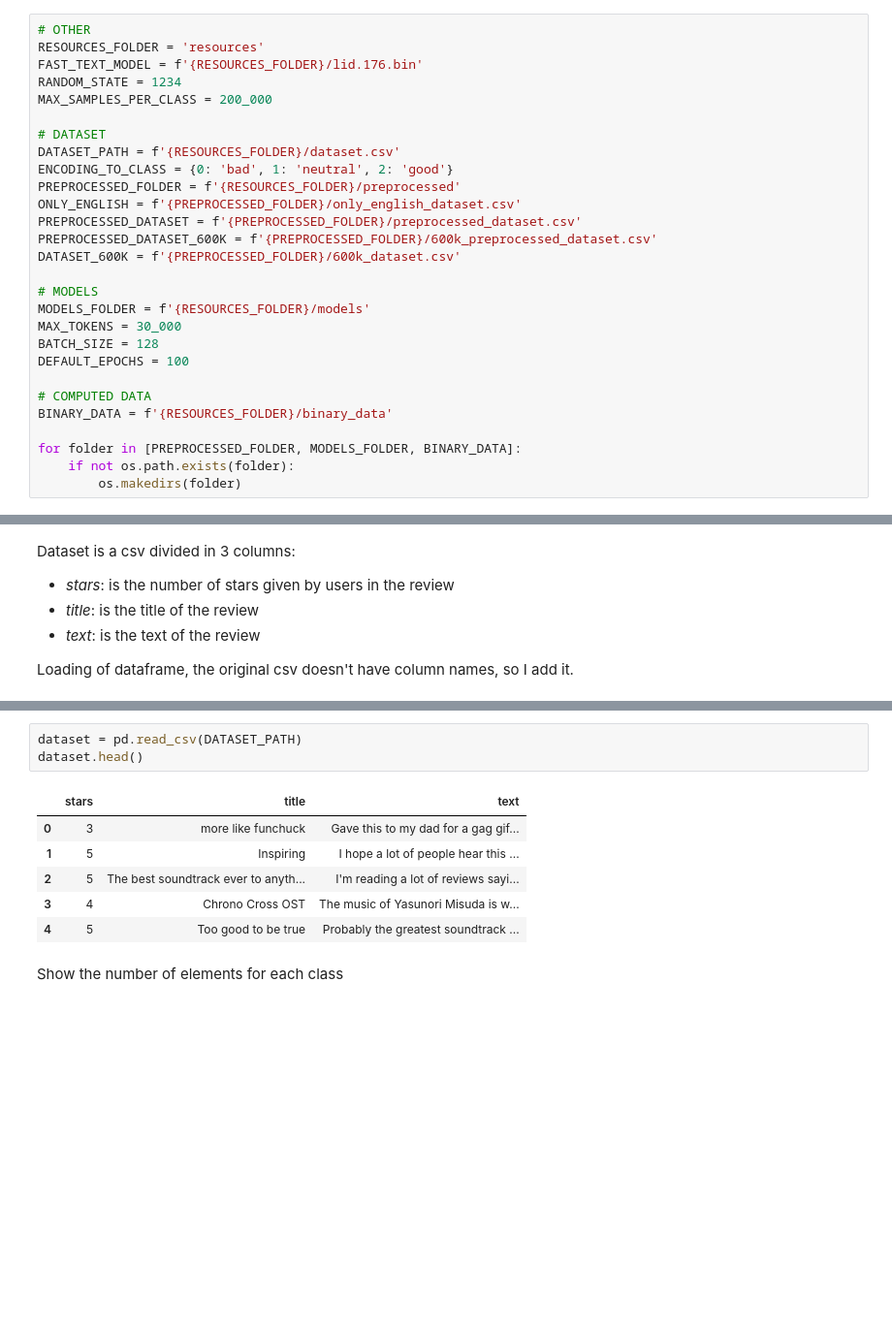
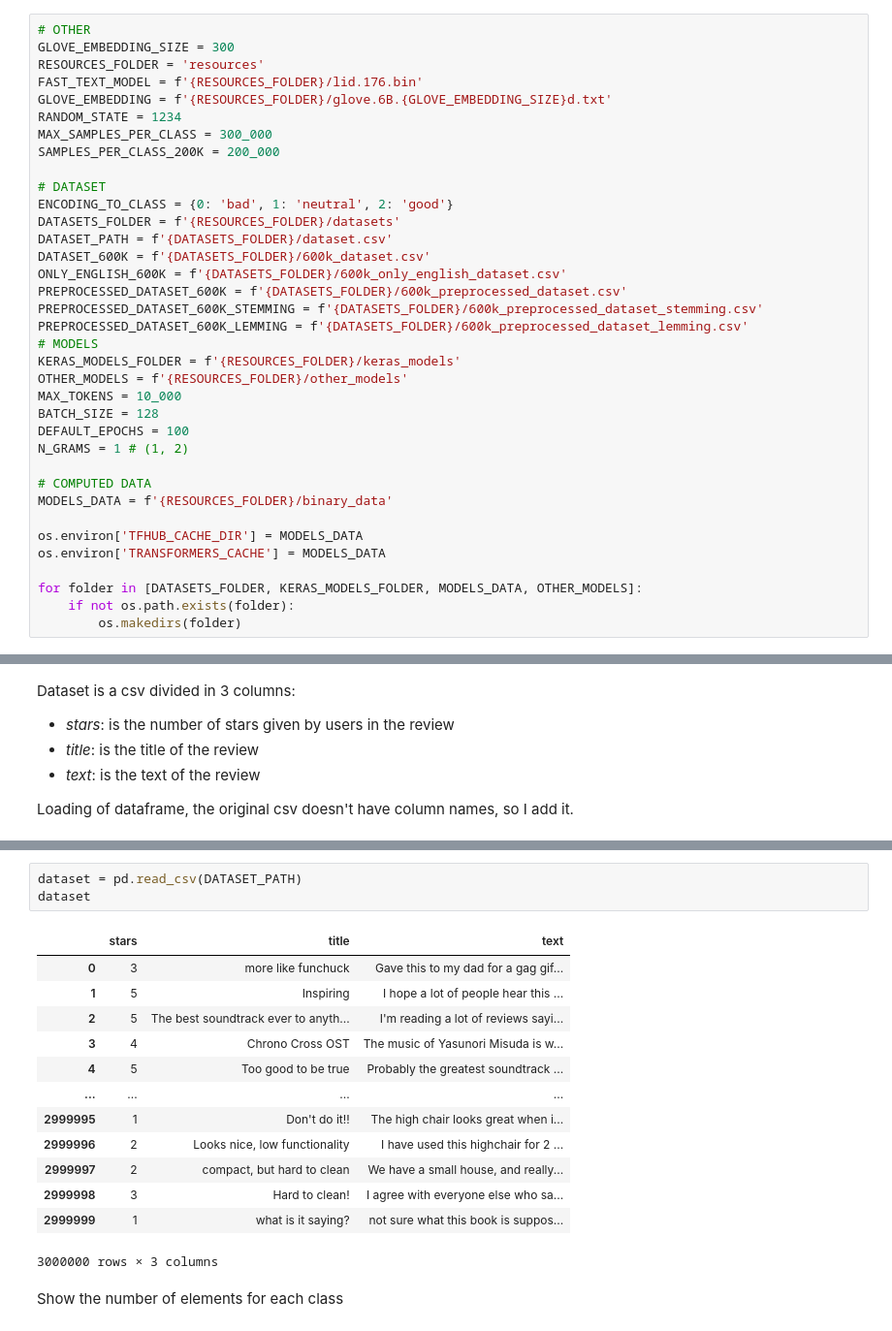
Before and after one commit to Lorenzo-Gardini/TextMining, a Jupyter notebook: project_notebook.ipynb, the cells around one changed output, grey strips where cells are left out. Shown at 97% size. Saved outputs shown, nothing was run; the diff lists cells and outputs as text; blank space fills up the shorter version.

```diff
--- a/project_notebook.ipynb
+++ b/project_notebook.ipynb
@@ -103,29 +103,37 @@ True
 ## Constants
 # %%
 # OTHER
+GLOVE_EMBEDDING_SIZE = 300
 RESOURCES_FOLDER = 'resources'
 FAST_TEXT_MODEL = f'{RESOURCES_FOLDER}/lid.176.bin'
+GLOVE_EMBEDDING = f'{RESOURCES_FOLDER}/glove.6B.{GLOVE_EMBEDDING_SIZE}d.txt'
 RANDOM_STATE = 1234
-MAX_SAMPLES_PER_CLASS = 200_000
+MAX_SAMPLES_PER_CLASS = 300_000
+SAMPLES_PER_CLASS_200K = 200_000
 
 # DATASET
-DATASET_PATH = f'{RESOURCES_FOLDER}/dataset.csv'
 ENCODING_TO_CLASS = {0: 'bad', 1: 'neutral', 2: 'good'}
-PREPROCESSED_FOLDER = f'{RESOURCES_FOLDER}/preprocessed'
-ONLY_ENGLISH = f'{PREPROCESSED_FOLDER}/only_english_dataset.csv'
-PREPROCESSED_DATASET = f'{PREPROCESSED_FOLDER}/preprocessed_dataset.csv'
-PREPROCESSED_DATASET_600K = f'{PREPROCESSED_FOLDER}/600k_preprocessed_dataset.csv'
-DATASET_600K = f'{PREPROCESSED_FOLDER}/600k_dataset.csv'
-
+DATASETS_FOLDER = f'{RESOURCES_FOLDER}/datasets'
+DATASET_PATH = f'{DATASETS_FOLDER}/dataset.csv'
+DATASET_600K = f'{DATASETS_FOLDER}/600k_dataset.csv'
+ONLY_ENGLISH_600K = f'{DATASETS_FOLDER}/600k_only_english_dataset.csv'
+PREPROCESSED_DATASET_600K = f'{DATASETS_FOLDER}/600k_preprocessed_dataset.csv'
+PREPROCESSED_DATASET_600K_STEMMING = f'{DATASETS_FOLDER}/600k_preprocessed_dataset_stemming.csv'
+PREPROCESSED_DATASET_600K_LEMMING = f'{DATASETS_FOLDER}/600k_preprocessed_dataset_lemming.csv'
 # MODELS
-MODELS_FOLDER = f'{RESOURCES_FOLDER}/models'
-MAX_TOKENS = 30_000
+KERAS_MODELS_FOLDER = f'{RESOURCES_FOLDER}/keras_models'
+OTHER_MODELS = f'{RESOURCES_FOLDER}/other_models'
+MAX_TOKENS = 10_000
 BATCH_SIZE = 128
 DEFAULT_EPOCHS = 100
+N_GRAMS = 1 # (1, 2)
 
 # COMPUTED DATA
-BINARY_DATA = f'{RESOURCES_FOLDER}/binary_data'
+MODELS_DATA = f'{RESOURCES_FOLDER}/binary_data'
 
-for folder in [PREPROCESSED_FOLDER, MODELS_FOLDER, BINARY_DATA]:
+os.environ['TFHUB_CACHE_DIR'] = MODELS_DATA
+os.environ['TRANSFORMERS_CACHE'] = MODELS_DATA
+
+for folder in [DATASETS_FOLDER, KERAS_MODELS_FOLDER, MODELS_DATA, OTHER_MODELS]:
     if not os.path.exists(folder):
         os.makedirs(folder)
@@ -653,13 +746,20 @@ Name: count, dtype: int64
 # %%
 dataset = pd.read_csv(DATASET_PATH)
-dataset.head()
+dataset
 # %% [output]
 |  | stars | title | text |
 | 0 | 3 | more like funchuck | Gave this to my dad for a gag gif... |
 | 1 | 5 | Inspiring | I hope a lot of people hear this ... |
 | 2 | 5 | The best soundtrack ever to anyth... | I'm reading a lot of reviews sayi... |
 | 3 | 4 | Chrono Cross OST | The music of Yasunori Misuda is w... |
 | 4 | 5 | Too good to be true | Probably the greatest soundtrack ... |
+| ... | ... | ... | ... |
+| 2999995 | 1 | Don't do it!! | The high chair looks great when i... |
+| 2999996 | 2 | Looks nice, low functionality | I have used this highchair for 2 ... |
+| 2999997 | 2 | compact, but hard to clean | We have a small house, and really... |
+| 2999998 | 3 | Hard to clean! | I agree with everyone else who sa... |
+| 2999999 | 1 | what is it saying? | not sure what this book is suppos... |
+3000000 rows × 3 columns
 # %% [markdown]
 Show the number of elements for each class
 # %%
```
Also changed, not shown: parts of 188 cells of this notebook, 1 other file.
